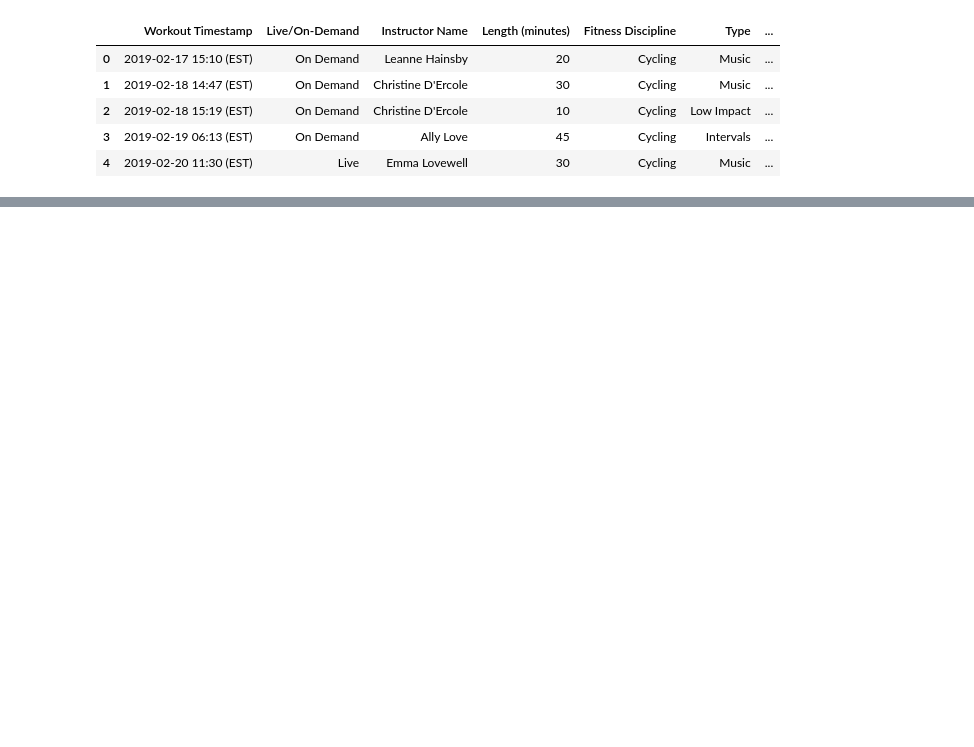
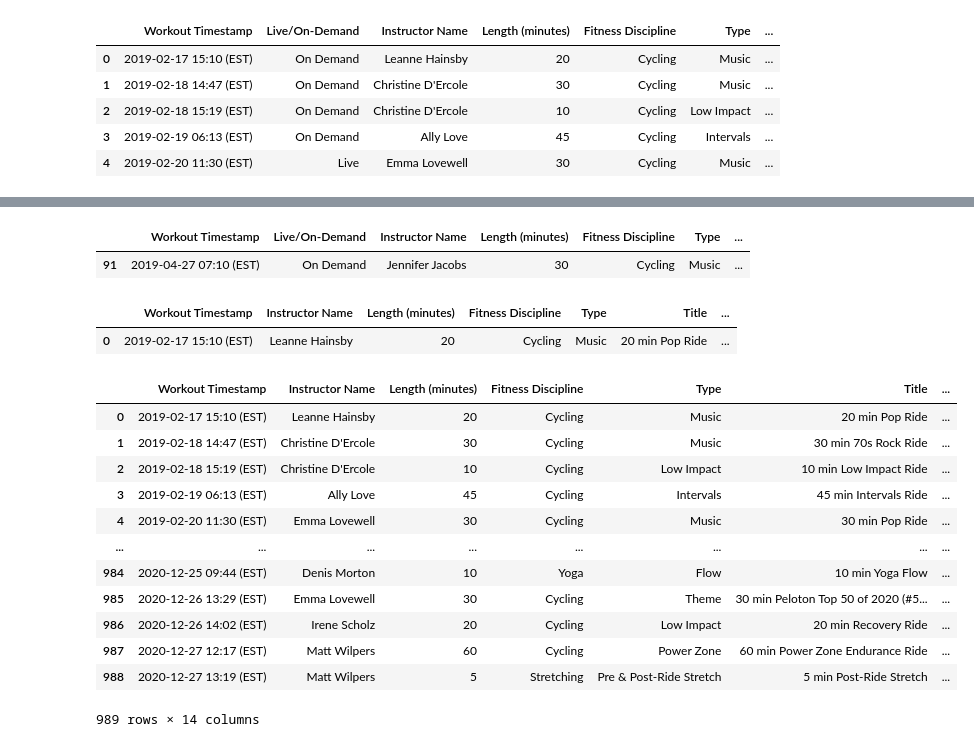
Before and after one commit to AnnikaNoren/post_graduate_project, a Jupyter notebook: Peloton .ipynb, the cells around one changed output, grey strips where cells are left out. Drawn from its saved outputs; the diff is of its cells as text; code cells hidden in the pictures; blank space fills up the shorter version.

Commit message:
drop versus delete on peloton

```diff
--- a/Peloton .ipynb
+++ b/Peloton .ipynb
@@ -17,0 +49,14 @@ df.head()
+# %%
+df.sample(1)
+# %% [output]
+|  | Workout Timestamp | Live/On-Demand | Instructor Name | Length (minutes) | Fitness Discipline | Type | ... |
+| 91 | 2019-04-27 07:10 (EST) | On Demand | Jennifer Jacobs | 30 | Cycling | Music | ... |
+# %%
+# Drop using iloc
+# df.drop(df.iloc[:, 1:3], inplace = True, axis = 1)
+df.drop(df.iloc[:, 1:2], inplace = True, axis = 1)
+# %%
+df.head(1)
+# %% [output]
+|  | Workout Timestamp | Instructor Name | Length (minutes) | Fitness Discipline | Type | Title | ... |
+| 0 | 2019-02-17 15:10 (EST) | Leanne Hainsby | 20 | Cycling | Music | 20 min Pop Ride | ... |
@@ -17,0 +68,17 @@ df.head()
+# %%
+# Did not use inplace = True and in next cell the dropped columns are back
+df.drop(['Avg. Incline','Avg. Pace (min/mi)'], axis = 1)
+# %% [output]
+|  | Workout Timestamp | Instructor Name | Length (minutes) | Fitness Discipline | Type | Title | ... |
+| 0 | 2019-02-17 15:10 (EST) | Leanne Hainsby | 20 | Cycling | Music | 20 min Pop Ride | ... |
+| 1 | 2019-02-18 14:47 (EST) | Christine D'Ercole | 30 | Cycling | Music | 30 min 70s Rock Ride | ... |
+| 2 | 2019-02-18 15:19 (EST) | Christine D'Ercole | 10 | Cycling | Low Impact | 10 min Low Impact Ride | ... |
+| 3 | 2019-02-19 06:13 (EST) | Ally Love | 45 | Cycling | Intervals | 45 min Intervals Ride | ... |
+| 4 | 2019-02-20 11:30 (EST) | Emma Lovewell | 30 | Cycling | Music | 30 min Pop Ride | ... |
+| ... | ... | ... | ... | ... | ... | ... | ... |
+| 984 | 2020-12-25 09:44 (EST) | Denis Morton | 10 | Yoga | Flow | 10 min Yoga Flow | ... |
+| 985 | 2020-12-26 13:29 (EST) | Emma Lovewell | 30 | Cycling | Theme | 30 min Peloton Top 50 of 2020 (#5... | ... |
+| 986 | 2020-12-26 14:02 (EST) | Irene Scholz | 20 | Cycling | Low Impact | 20 min Recovery Ride | ... |
+| 987 | 2020-12-27 12:17 (EST) | Matt Wilpers | 60 | Cycling | Power Zone | 60 min Power Zone Endurance Ride | ... |
+| 988 | 2020-12-27 13:19 (EST) | Matt Wilpers | 5 | Stretching | Pre & Post-Ride Stretch | 5 min Post-Ride Stretch | ... |
+989 rows × 14 columns
```
Also changed, not shown: parts of 10 cells of this notebook.
